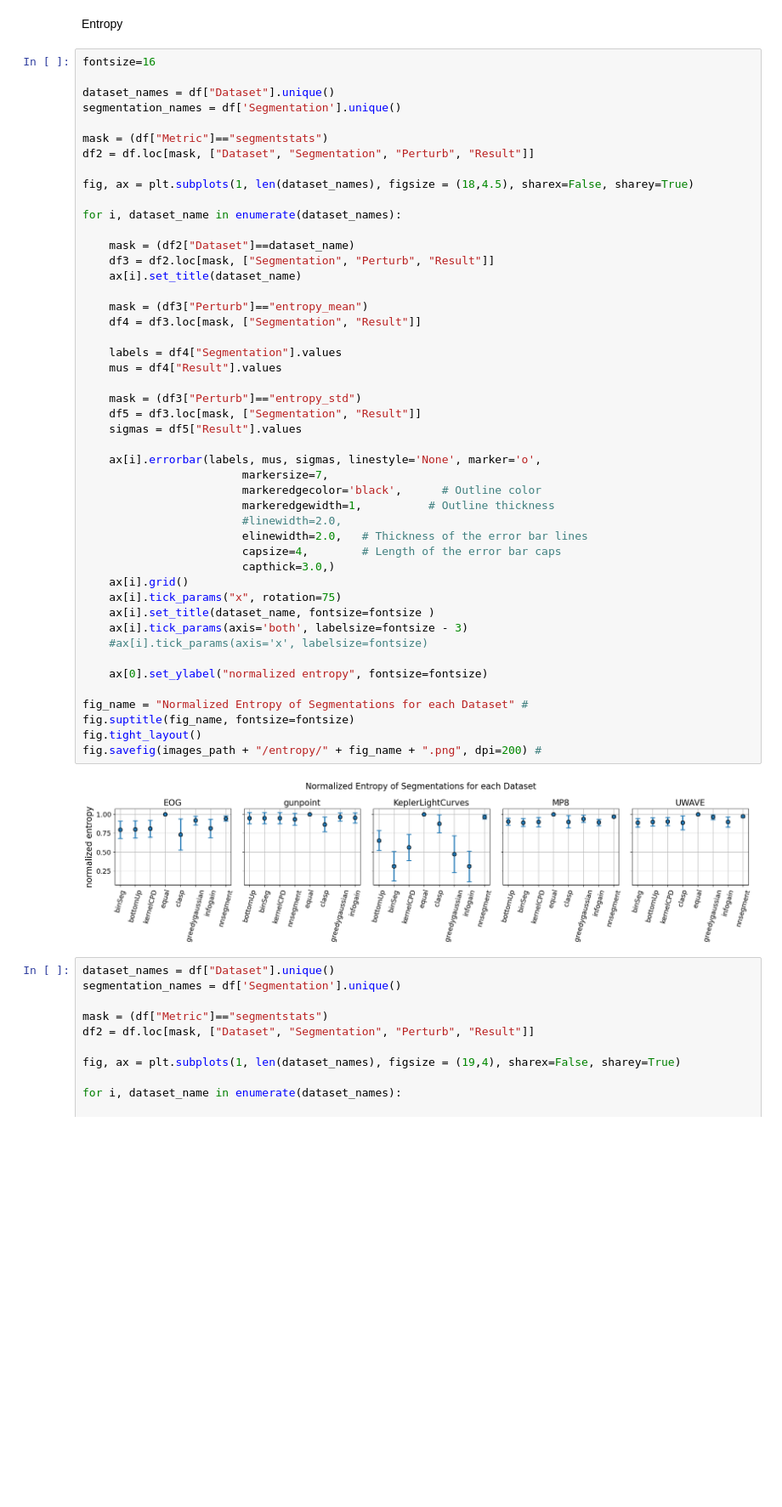
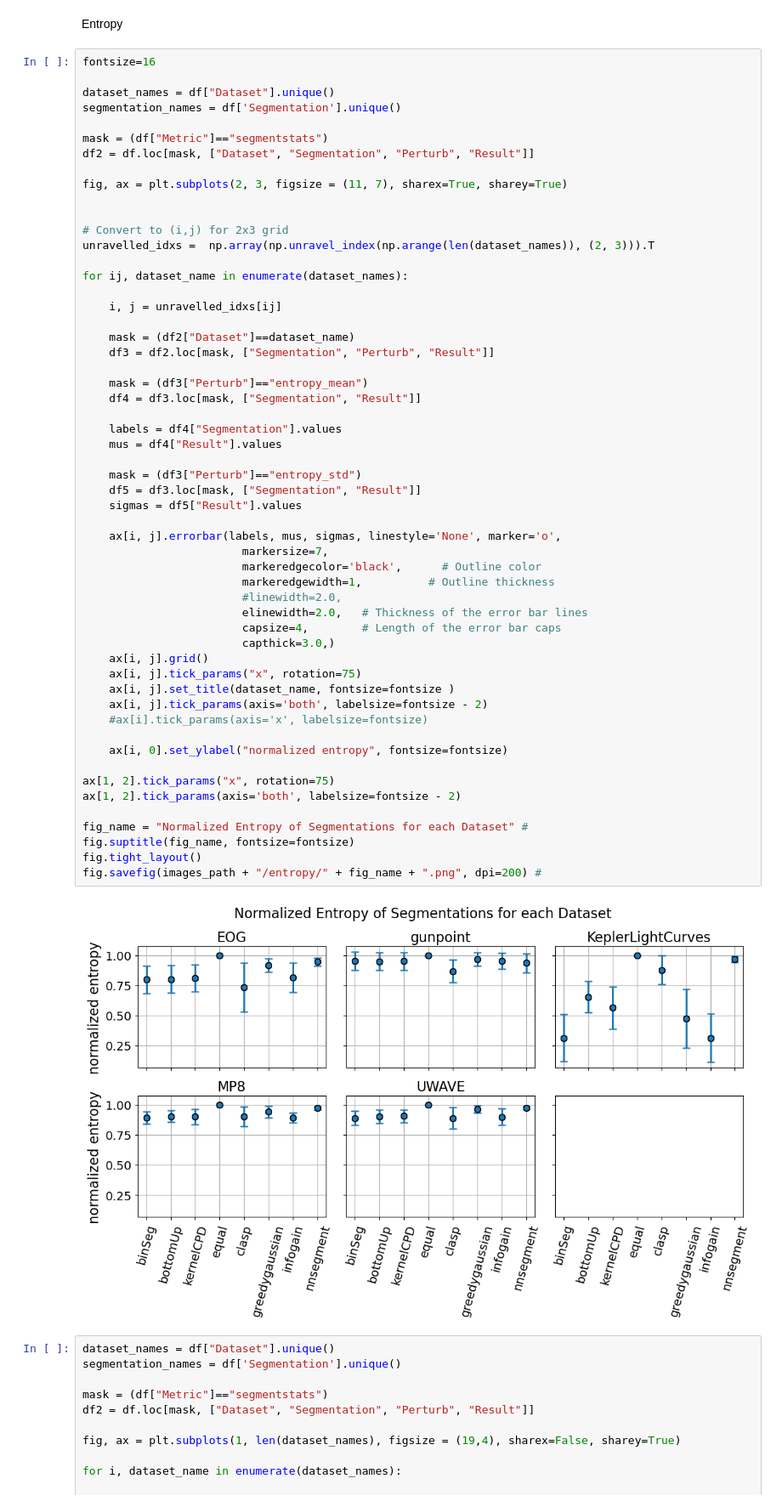
Before and after one commit to davide-serramazza/segment_SHAP, a Jupyter notebook: evaluate_segmentations.ipynb, the cells around one changed output. Shown: that part at 85% size. Drawn from its saved outputs; the diff is of its cells as text; blank space fills up the shorter version.

```diff
--- a/evaluate_segmentations.ipynb
+++ b/evaluate_segmentations.ipynb
@@ -208,46 +208,54 @@ segmentation_names = df['Segmentation'].unique()
 mask = (df["Metric"]=="segmentstats")
 df2 = df.loc[mask, ["Dataset", "Segmentation", "Perturb", "Result"]]
 
-fig, ax = plt.subplots(1, len(dataset_names), figsize = (18,4.5), sharex=False, sharey=True)
+fig, ax = plt.subplots(2, 3, figsize = (11, 7), sharex=True, sharey=True)
 
-for i, dataset_name in enumerate(dataset_names):
+
+# Convert to (i,j) for 2x3 grid
+unravelled_idxs =  np.array(np.unravel_index(np.arange(len(dataset_names)), (2, 3))).T
+
+for ij, dataset_name in enumerate(dataset_names):
+
+    i, j = unravelled_idxs[ij]
 
     mask = (df2["Dataset"]==dataset_name)
     df3 = df2.loc[mask, ["Segmentation", "Perturb", "Result"]]
-    ax[i].set_title(dataset_name)
 
     mask = (df3["Perturb"]=="entropy_mean")
     df4 = df3.loc[mask, ["Segmentation", "Result"]]
 
     labels = df4["Segmentation"].values
     mus = df4["Result"].values
 
     mask = (df3["Perturb"]=="entropy_std")
     df5 = df3.loc[mask, ["Segmentation", "Result"]]
     sigmas = df5["Result"].values
 
-    ax[i].errorbar(labels, mus, sigmas, linestyle='None', marker='o',
+    ax[i, j].errorbar(labels, mus, sigmas, linestyle='None', marker='o',
                         markersize=7,
                         markeredgecolor='black',      # Outline color
                         markeredgewidth=1,          # Outline thickness
                         #linewidth=2.0,
                         elinewidth=2.0,   # Thickness of the error bar lines
                         capsize=4,        # Length of the error bar caps
                         capthick=3.0,)
-    ax[i].grid()
-    ax[i].tick_params("x", rotation=75)
-    ax[i].set_title(dataset_name, fontsize=fontsize )
-    ax[i].tick_params(axis='both', labelsize=fontsize - 3)
+    ax[i, j].grid()
+    ax[i, j].tick_params("x", rotation=75)
+    ax[i, j].set_title(dataset_name, fontsize=fontsize )
+    ax[i, j].tick_params(axis='both', labelsize=fontsize - 2)
     #ax[i].tick_params(axis='x', labelsize=fontsize)
 
-    ax[0].set_ylabel("normalized entropy", fontsize=fontsize)
+    ax[i, 0].set_ylabel("normalized entropy", fontsize=fontsize)
+
+ax[1, 2].tick_params("x", rotation=75)
+ax[1, 2].tick_params(axis='both', labelsize=fontsize - 2)
 
 fig_name = "Normalized Entropy of Segmentations for each Dataset" #
 fig.suptitle(fig_name, fontsize=fontsize)
 fig.tight_layout()
 fig.savefig(images_path + "/entropy/" + fig_name + ".png", dpi=200) #
 # %% [output]
-[figure, old version]
+[figure, new version]
 # %%
 dataset_names = df["Dataset"].unique()
 segmentation_names = df['Segmentation'].unique()
```
Also changed, not shown: 2 other files.
